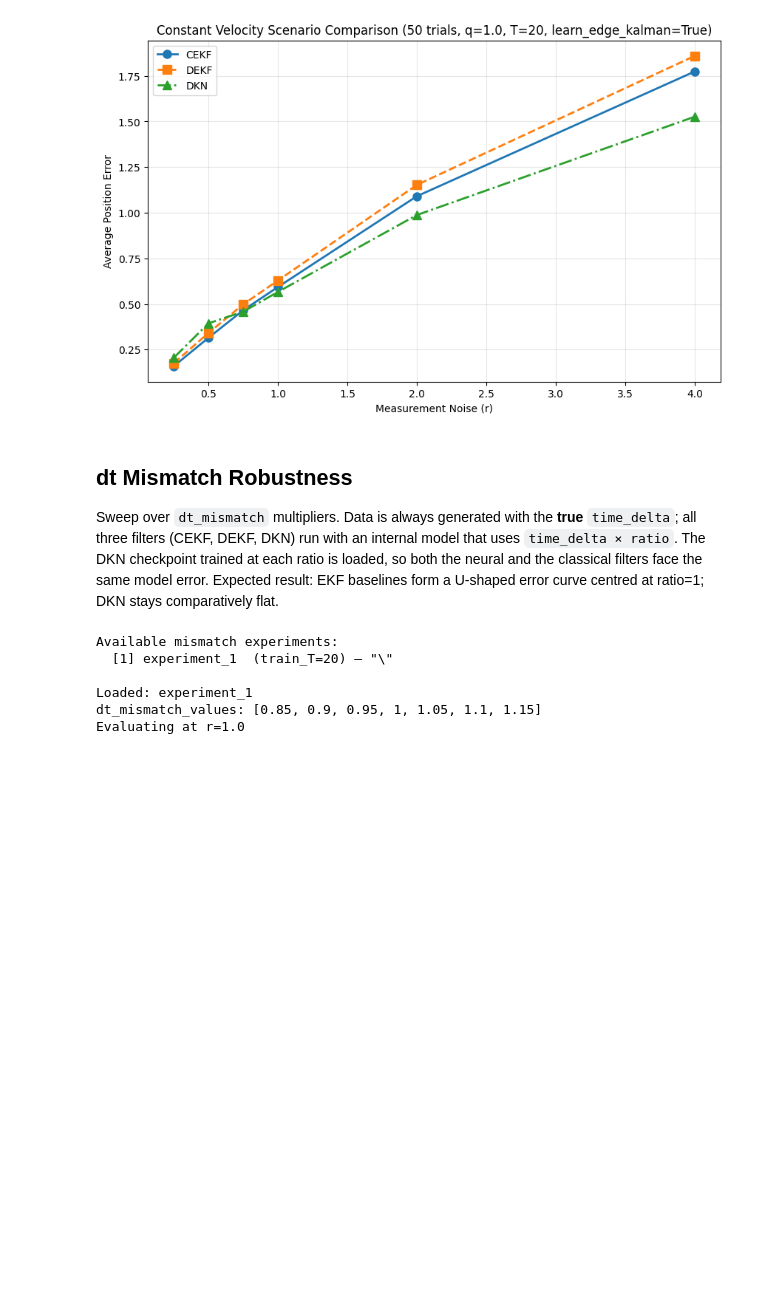
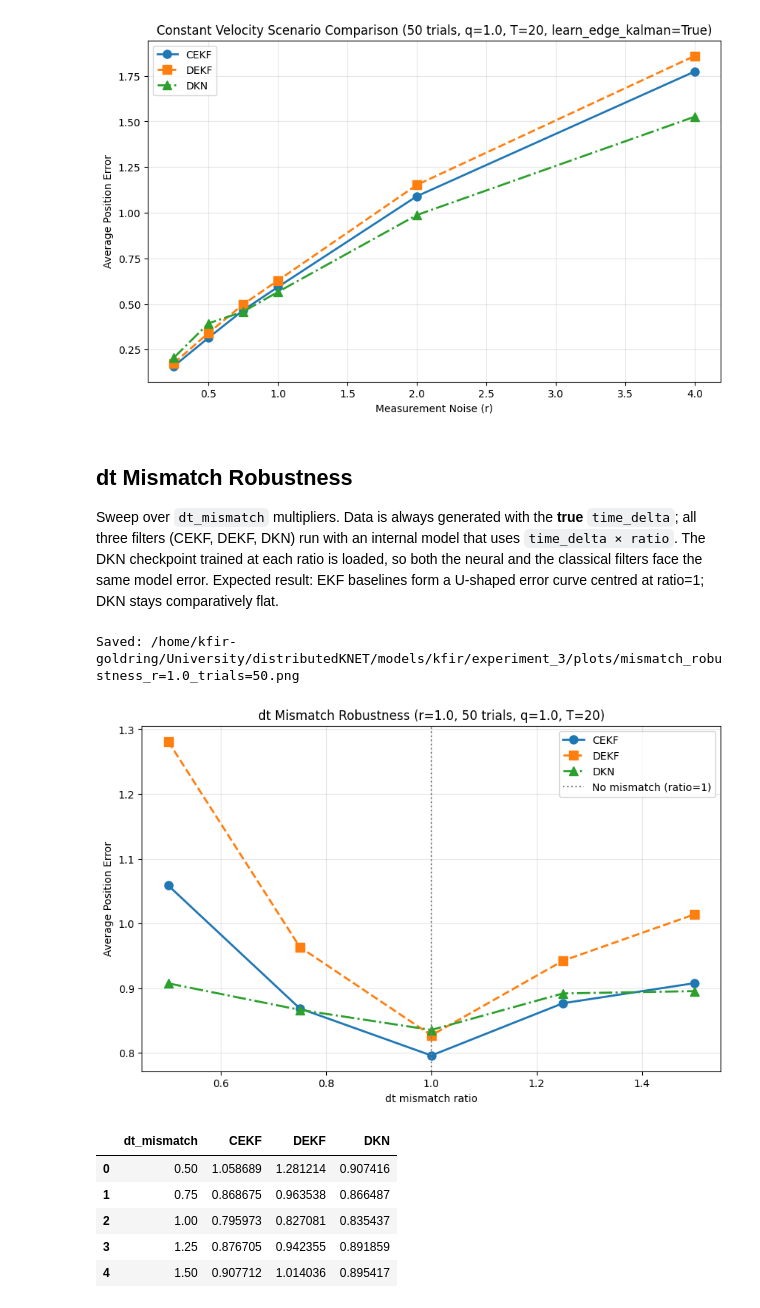
Before and after one commit to AvivG123/distributedKNET, a Jupyter notebook: notebooks/const_vel_scenario_comparison.ipynb, the cells around one changed output. Drawn from its saved outputs; the diff is of its cells as text; code cells hidden in the pictures; blank space fills up the shorter version.

```diff
--- a/notebooks/const_vel_scenario_comparison.ipynb
+++ b/notebooks/const_vel_scenario_comparison.ipynb
@@ -187,7 +217,7 @@ x_hat_dekf = diffusion_extended_kalman_filter_parallel_edge(
 
 graph_data = build_graph_data_for_dkn(adjacency_matrix, h_system, trajectory, measurements)
 kalman_process = GraphKalmanProcess(
-    f_system,
+    f_system_dkn,
     signal_dim=state_dimension,
     edge_features_dim=1,
     node_kalman_dim=state_dimension**2,
@@ -198,8 +228,8 @@ kalman_process = GraphKalmanProcess(
     learn_edge_kalman=config_val["learn_edge_kalman"],
     x0_scale=x_init,
 )
-run_name_demo = f"r={r_demo}"
-example_model_path = experiment_dir / "DKN" / f"{run_name_demo}.pth"
+run_name_demo = dkn_run_name(r_demo)
+example_model_path = dkn_model_path(r_demo)
 kalman_process.load_state_dict(torch.load(example_model_path, map_location="cpu"))
 kalman_process.eval()
 with torch.no_grad():
@@ -228,8 +256,8 @@ avg_error_dkn = []
 
 for r_noise in measurement_noise_values:
     r_array = r_noise * np.ones(num_nodes)
-    run_name = f"r={r_noise}"
-    example_model_path = experiment_dir / "DKN" / f"{run_name}.pth"
+    run_name = dkn_run_name(r_noise)
+    example_model_path = dkn_model_path(r_noise)
 
     kalman_process = GraphKalmanProcess(
         f_system,
@@ -331,6 +357,9 @@ Saved summary plot: /Users/inega/Python/kalmanet2/distributedKNET/models/itay/ex
 
 Sweep over `dt_mismatch` multipliers. Data is always generated with the **true** `time_delta`; all three filters (CEKF, DEKF, DKN) run with an internal model that uses `time_delta × ratio`. The DKN checkpoint trained at each ratio is loaded, so both the neural and the classical filters face the same model error. Expected result: EKF baselines form a U-shaped error curve centred at ratio=1; DKN stays comparatively flat.
 # %%
+if not config_val.get("use_dt_mismatch", False):
+    raise RuntimeError("Set use_dt_mismatch=true in the experiment config to run this section.")
+
 mismatch_save_root = REPO_ROOT / "models" / "kfir"
 mismatch_experiments = list_experiments(mismatch_save_root)
 if not mismatch_experiments:
@@ -349,7 +378,7 @@ for i, exp in enumerate(mismatch_experiments, start=1):
         tag = f"  (train_T={ecfg.get('train_time_steps','?')}){desc_str}"
     print(f"  [{i}] {exp.name}{tag}")
 
-MISMATCH_EXPERIMENT = 1  # ← set this, then run
+MISMATCH_EXPERIMENT = 3  # ← set this, then run
 R_MISMATCH_EVAL = 1.0    # ← noise level to evaluate (must match a trained checkpoint)
 
 mismatch_experiment_dir = mismatch_experiments[MISMATCH_EXPERIMENT - 1]
@@ -361,13 +390,6 @@ mismatch_plot_dir.mkdir(parents=True, exist_ok=True)
 print(f"\nLoaded: {mismatch_experiment_dir.name}")
 print(f"dt_mismatch_values: {dt_mismatch_values}")
 print(f"Evaluating at r={R_MISMATCH_EVAL}")
-# %% [output]
-Available mismatch experiments:
-  [1] experiment_1  (train_T=20) — "\"
-
-Loaded: experiment_1
-dt_mismatch_values: [0.85, 0.9, 0.95, 1, 1.05, 1.1, 1.15]
-Evaluating at r=1.0
 # %%
 mismatch_errors_cekf = []
 mismatch_errors_dekf = []
@@ -375,15 +397,6 @@ mismatch_errors_dkn = []
 
 r_array_mismatch = R_MISMATCH_EVAL * np.ones(num_nodes)
 f_data = ConstantVelocityModel(time_delta)  # true dynamics — data always uses real dt
-
-# Paired evaluation: pre-generate (trajectory, measurements) trials once and
-# evaluate every ratio against the *same* realizations. This removes the
-# trial-to-trial variance that otherwise hides the dt-mismatch signal.
-paired_trials = []
-for _ in range(num_trials):
-    traj = generate_trajectory(f_data, x_init, num_time_steps, process_noise_std)
-    meas = generate_measurements(h_system, traj, R_MISMATCH_EVAL)
-    paired_trials.append((traj, meas))
 
 for ratio in dt_mismatch_values:
     f_model_r = ConstantVelocityModel(time_delta * ratio)  # assumed (wrong) model
@@ -408,7 +421,10 @@ for ratio in dt_mismatch_values:
     trial_errors_dekf_m = []
     trial_errors_dkn_m = []
 
-    for trajectory, measurements in tqdm(paired_trials, desc=f"ratio={ratio}"):
+    for _ in tqdm(range(num_trials), desc=f"ratio={ratio}"):
+        trajectory = generate_trajectory(f_data, x_init, num_time_steps, process_noise_std)
+        measurements = generate_measurements(h_system, trajectory, R_MISMATCH_EVAL)
+
         x_hat_cekf_m = centralized_extended_kalman_filter(
             measurements=measurements,
             f_system=f_model_r,
@@ -450,30 +466,39 @@ for ratio in dt_mismatch_values:
 
         trial_errors_dkn_m.append(np.sqrt((x_true - x_hat_dkn_m[:, 0]) ** 2 + (y_true - x_hat_dkn_m[:, 2]) ** 2).mean())
 
     mismatch_errors_cekf.append(np.mean(trial_errors_cekf_m))
     mismatch_errors_dekf.append(np.mean(trial_errors_dekf_m))
     mismatch_errors_dkn.append(np.mean(trial_errors_dkn_m))
 
 mismatch_results_df = pd.DataFrame({
     "dt_mismatch": dt_mismatch_values,
     "CEKF": mismatch_errors_cekf,
     "DEKF": mismatch_errors_dekf,
     "DKN": mismatch_errors_dkn,
 })
 
 mismatch_summary_path = mismatch_plot_dir / f"mismatch_robustness_r={R_MISMATCH_EVAL}_trials={num_trials}.png"
 fig, ax = plt.subplots(figsize=(10, 6))
 ax.plot(mismatch_results_df["dt_mismatch"], mismatch_results_df["CEKF"], "o-", linewidth=2, markersize=8, label="CEKF")
 ax.plot(mismatch_results_df["dt_mismatch"], mismatch_results_df["DEKF"], "s--", linewidth=2, markersize=8, label="DEKF")
 ax.plot(mismatch_results_df["dt_mismatch"], mismatch_results_df["DKN"], "^-.", linewidth=2, markersize=8, label="DKN")
 ax.axvline(x=1.0, color="gray", linestyle=":", linewidth=1.5, label="No mismatch (ratio=1)")
 ax.set_xlabel("dt mismatch ratio")
 ax.set_ylabel("Average Position Error")
 ax.set_title(f"dt Mismatch Robustness (r={R_MISMATCH_EVAL}, {num_trials} trials, q={process_noise_std}, T={num_time_steps})")
 ax.grid(True, alpha=0.3)
 ax.legend()
 fig.savefig(mismatch_summary_path, dpi=200, bbox_inches="tight")
 print(f"Saved: {mismatch_summary_path}")
 plt.show()
 
 mismatch_results_df
+# %% [output]
+Saved: /home/kfir-goldring/University/distributedKNET/models/kfir/experiment_3/plots/mismatch_robustness_r=1.0_trials=50.png
+[figure, added]
+|  | dt_mismatch | CEKF | DEKF | DKN |
+| 0 | 0.50 | 1.058689 | 1.281214 | 0.907416 |
+| 1 | 0.75 | 0.868675 | 0.963538 | 0.866487 |
+| 2 | 1.00 | 0.795973 | 0.827081 | 0.835437 |
+| 3 | 1.25 | 0.876705 | 0.942355 | 0.891859 |
+| 4 | 1.50 | 0.907712 | 1.014036 | 0.895417 |
```
Also changed, not shown: parts of 7 cells of this notebook, 3 other files.
